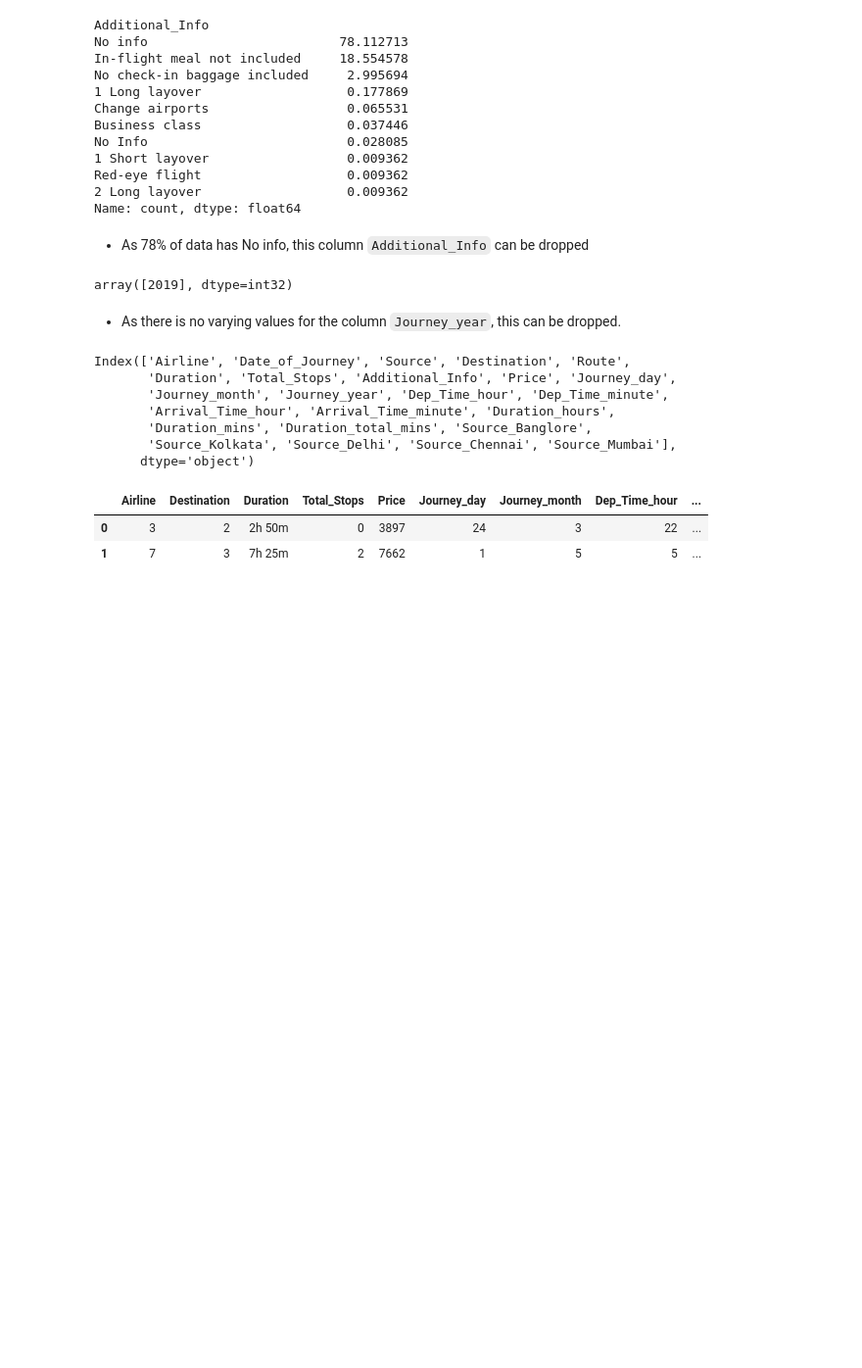
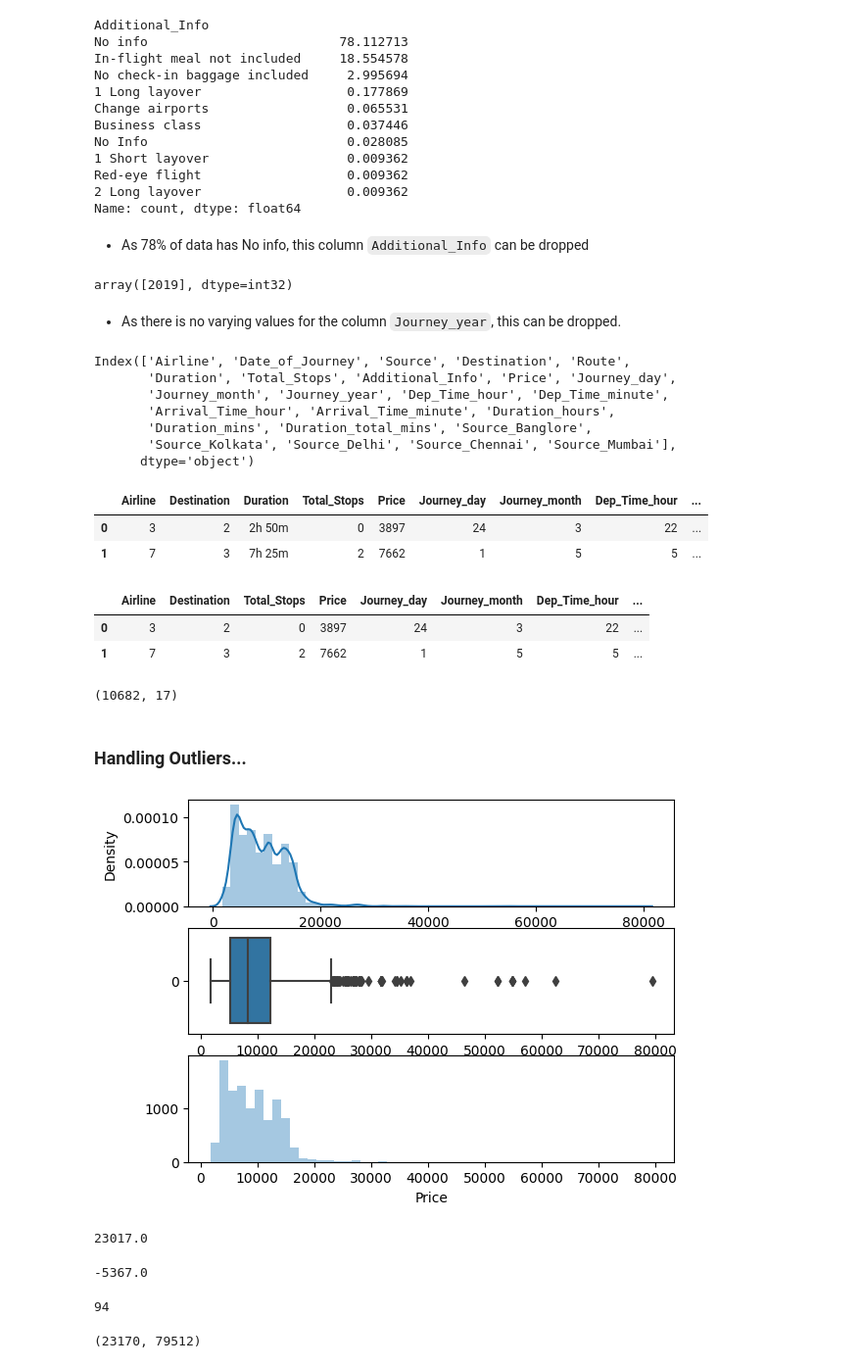
Before and after one commit to girdharik/Data-ML, a Jupyter notebook: Projects/Airlines-Tickets-Fare-Prediction/fare_prediction.ipynb, the cells around one changed output. Shown: that part at 98% size. Saved outputs shown, nothing was run; the diff lists cells and outputs as text; code cells hidden in the pictures; blank space fills up the shorter version.

```diff
--- a/Projects/Airlines-Tickets-Fare-Prediction/fare_prediction.ipynb
+++ b/Projects/Airlines-Tickets-Fare-Prediction/fare_prediction.ipynb
@@ -690,0 +689,23 @@ dat
+# %%
+data.head(2)
+# %% [output]
+|  | Airline | Destination | Total_Stops | Price | Journey_day | Journey_month | Dep_Time_hour | ... |
+| 0 | 3 | 2 | 0 | 3897 | 24 | 3 | 22 | ... |
+| 1 | 7 | 3 | 2 | 7662 | 1 | 5 | 5 | ... |
+# %%
+data.shape
+# %% [output]
+(10682, 17)
+# %% [markdown]
+### Handling Outliers...
+# %%
+def plot(df, col):
+    fig, (ax1, ax2, ax3) = plt.subplots(3, 1)
+
+    sns.distplot(df[col], ax=ax1)
+    sns.boxplot(df[col], ax=ax2, orient='h')
+    sns.distplot(df[col], ax=ax3, kde=False)
+# %%
+plot(data, 'Price');
+# %% [output]
+[figure, added]
@@ -690,0 +720,8 @@ dat
+# %%
+maximum
+# %% [output]
+23017.0
+# %%
+minimum
+# %% [output]
+-5367.0
@@ -690,0 +730,8 @@ dat
+# %%
+len(outliers)
+# %% [output]
+94
+# %%
+min(outliers), max(outliers)
+# %% [output]
+(23170, 79512)
```
Also changed, not shown: parts of 15 cells of this notebook.
